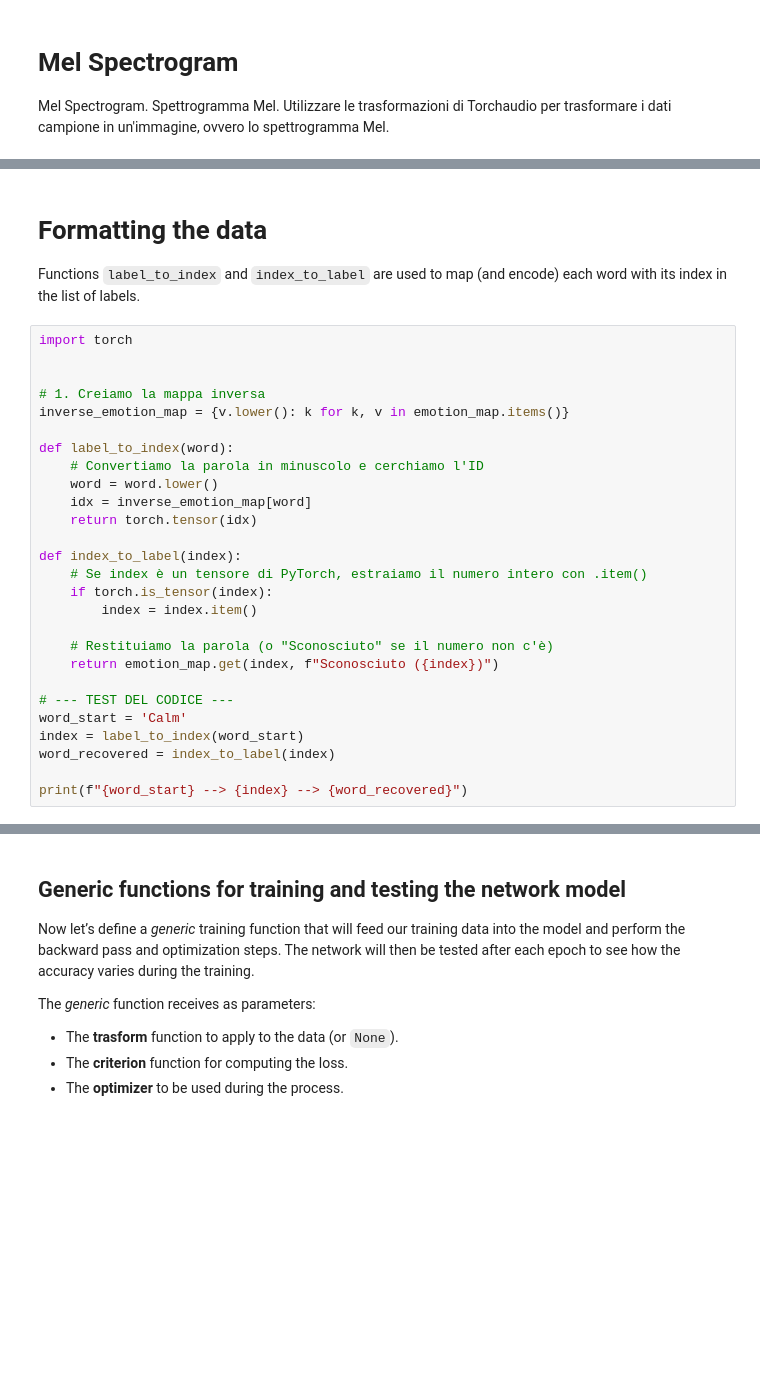
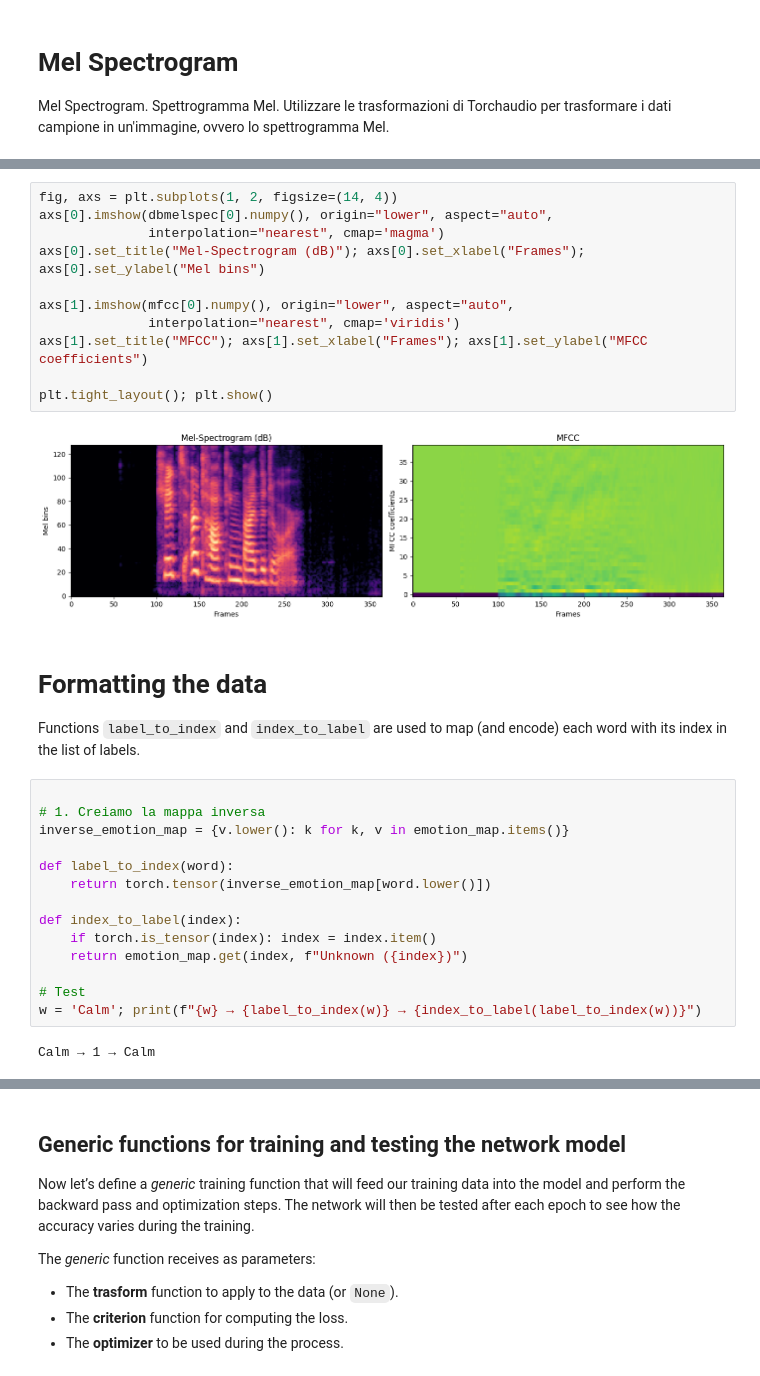
Before and after one commit to LinaAngione/ProjectML-speech-emotion-recognition, a Jupyter notebook: project-polito-speech-emotion-recognition.ipynb, the cells around one changed output, grey strips where cells are left out. Drawn from its saved outputs; the diff is of its cells as text; blank space fills up the shorter version.

```diff
--- a/project-polito-speech-emotion-recognition.ipynb
+++ b/project-polito-speech-emotion-recognition.ipynb
@@ -342,31 +365,33 @@ Audio(SPEECH_WAVEFORM.numpy(), rate=SAMPLE_RATE)
+# %%
+fig, axs = plt.subplots(1, 2, figsize=(14, 4))
+axs[0].imshow(dbmelspec[0].numpy(), origin="lower", aspect="auto",
+              interpolation="nearest", cmap='magma')
+axs[0].set_title("Mel-Spectrogram (dB)"); axs[0].set_xlabel("Frames"); axs[0].set_ylabel("Mel bins")
+
+axs[1].imshow(mfcc[0].numpy(), origin="lower", aspect="auto",
+              interpolation="nearest", cmap='viridis')
+axs[1].set_title("MFCC"); axs[1].set_xlabel("Frames"); axs[1].set_ylabel("MFCC coefficients")
+
+plt.tight_layout(); plt.show()
+# %% [output]
+[figure, added]
 # %% [markdown]
 # Formatting the data
 Functions `label_to_index` and `index_to_label` are used to map (and encode) each word with its index in the list of labels.
 # %%
-import torch
-
 
 # 1. Creiamo la mappa inversa
 inverse_emotion_map = {v.lower(): k for k, v in emotion_map.items()}
 
 def label_to_index(word):
-    # Convertiamo la parola in minuscolo e cerchiamo l'ID
-    word = word.lower()
-    idx = inverse_emotion_map[word]
-    return torch.tensor(idx)
+    return torch.tensor(inverse_emotion_map[word.lower()])
 
 def index_to_label(index):
-    # Se index è un tensore di PyTorch, estraiamo il numero intero con .item()
-    if torch.is_tensor(index):
-        index = index.item()
+    if torch.is_tensor(index): index = index.item()
+    return emotion_map.get(index, f"Unknown ({index})")
 
-    # Restituiamo la parola (o "Sconosciuto" se il numero non c'è)
-    return emotion_map.get(index, f"Sconosciuto ({index})")
-
-# --- TEST DEL CODICE ---
-word_start = 'Calm'
-index = label_to_index(word_start)
-word_recovered = index_to_label(index)
-
-print(f"{word_start} --> {index} --> {word_recovered}")
+# Test
+w = 'Calm'; print(f"{w} → {label_to_index(w)} → {index_to_label(label_to_index(w))}")
+# %% [output]
+Calm → 1 → Calm
 # %%
```
Also changed, not shown: parts of 26 cells of this notebook.
